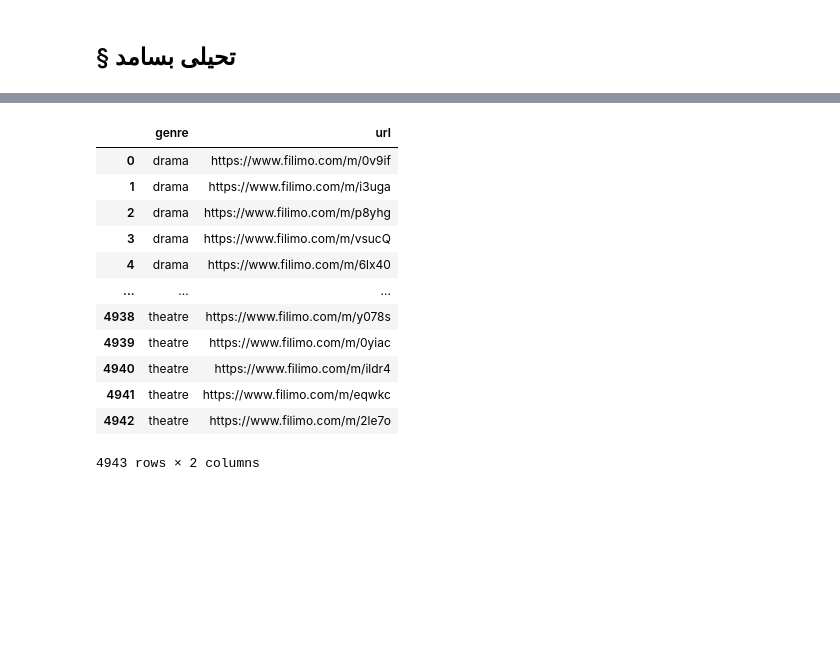
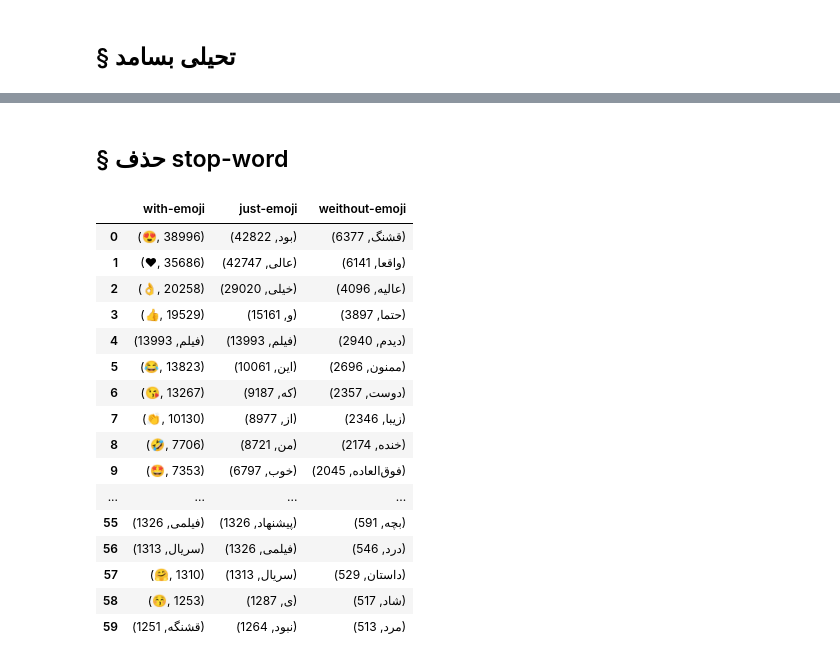
Before and after one commit to MMovasaghi/nlp, a Jupyter notebook: hw1/code/Untitled.ipynb, the cells around one changed output, grey strips where cells are left out. Drawn from its saved outputs; the diff is of its cells as text; code cells hidden in the pictures; blank space fills up the shorter version.

```diff
--- a/hw1/code/Untitled.ipynb
+++ b/hw1/code/Untitled.ipynb
@@ -469,3 +583,8 @@ for x in random.sample(comments_tokens, 50):
+# %%
+f = open('./../result/sam.txt', 'w')
+for x in random.sample(comments_tokens, 700):
+    f.write(f"{'--'.join(x[0])}\n")
+f.close()
 # %% [markdown]
 <h2 style='direction:rtl;font-family: "B Lotus";'>§ تحیلی بسامد</h2>
 # %%
@@ -513,0 +630,2 @@ Longest word     ❤️❤️❤️❤️❤️❤️❤️❤️❤️❤️❤
+# %% [markdown]
+<h2 style='direction:rtl;font-family: "B Lotus";'> § حذف stop-word  </h2>
@@ -514,22 +634,41 @@ Longest word     ❤️❤️❤️❤️❤️❤️❤️❤️❤️❤️❤
+# %%
+stopwords_without_emoji = [normalizer.normalize(x.strip()) for x in codecs.open('./../data/stopwords.txt','r','utf-8').readlines()]
+stopwords_with_emoji = stopwords_without_emoji.copy()
+stopwords_with_emoji.extend(emoji_alphabet)
+stopwords_just_emoji = emoji_alphabet
+# %%
+tokens_nonstop = [t for t in tqdm(tokens) if t not in stopwords]
+tokens_nonstop2 = [t for t in tqdm(tokens) if t not in stopwords_with_emoji]
+tokens_nonstop3 = [t for t in tqdm(tokens) if t not in stopwords_just_emoji]
+
+data_nonstop = {}
+num = 60
+data_nonstop['with-emoji'] = FreqDist(tokens_nonstop).most_common(num)
+data_nonstop['just-emoji'] = FreqDist(tokens_nonstop3).most_common(num)
+data_nonstop['weithout-emoji'] = FreqDist(tokens_nonstop2).most_common(num)
+
+freq_analysis = pd.DataFrame(data_nonstop)
+freq_analysis
+# %% [output]
+|  | with-emoji | just-emoji | weithout-emoji |
+| 0 | (😍, 38996) | (بود, 42822) | (قشنگ, 6377) |
+| 1 | (❤, 35686) | (عالی, 42747) | (واقعا, 6141) |
+| 2 | (👌, 20258) | (خیلی, 29020) | (عالیه, 4096) |
+| 3 | (👍, 19529) | (و, 15161) | (حتما, 3897) |
+| 4 | (فیلم, 13993) | (فیلم, 13993) | (دیدم, 2940) |
+| 5 | (😂, 13823) | (این, 10061) | (ممنون, 2696) |
+| 6 | (😘, 13267) | (که, 9187) | (دوست, 2357) |
+| 7 | (👏, 10130) | (از, 8977) | (زیبا, 2346) |
+| 8 | (🤣, 7706) | (من, 8721) | (خنده, 2174) |
+| 9 | (🤩, 7353) | (خوب, 6797) | (فوق‌العاده, 2045) |
+| ... | ... | ... | ... |
+| 55 | (فیلمی, 1326) | (پیشنهاد, 1326) | (بچه, 591) |
+| 56 | (سریال, 1313) | (فیلمی, 1326) | (درد, 546) |
+| 57 | (🤗, 1310) | (سریال, 1313) | (داستان, 529) |
+| 58 | (😚, 1253) | (ی, 1287) | (شاد, 517) |
+| 59 | (قشنگه, 1251) | (نبود, 1264) | (مرد, 513) |
 # %%
 wordcloud = WordCloudFa(persian_normalize=True, width=1500, height=1000)
 wc = wordcloud.generate(text)
 image = wc.to_image()
 image.show()
-# %%
-movies = pd.read_csv("./../result/movies.txt", names=["genre", "url"], delimiter='\t')
-movies
-# %% [output]
-|  | genre | url |
-| 0 | drama | https://www.filimo.com/m/0v9if |
-| 1 | drama | https://www.filimo.com/m/i3uga |
-| 2 | drama | https://www.filimo.com/m/p8yhg |
-| 3 | drama | https://www.filimo.com/m/vsucQ |
-| 4 | drama | https://www.filimo.com/m/6lx40 |
-| ... | ... | ... |
-| 4938 | theatre | https://www.filimo.com/m/y078s |
-| 4939 | theatre | https://www.filimo.com/m/0yiac |
-| 4940 | theatre | https://www.filimo.com/m/ildr4 |
-| 4941 | theatre | https://www.filimo.com/m/eqwkc |
-| 4942 | theatre | https://www.filimo.com/m/2le7o |
-4943 rows × 2 columns
```
Also changed, not shown: parts of 33 cells of this notebook, 4 other files.
